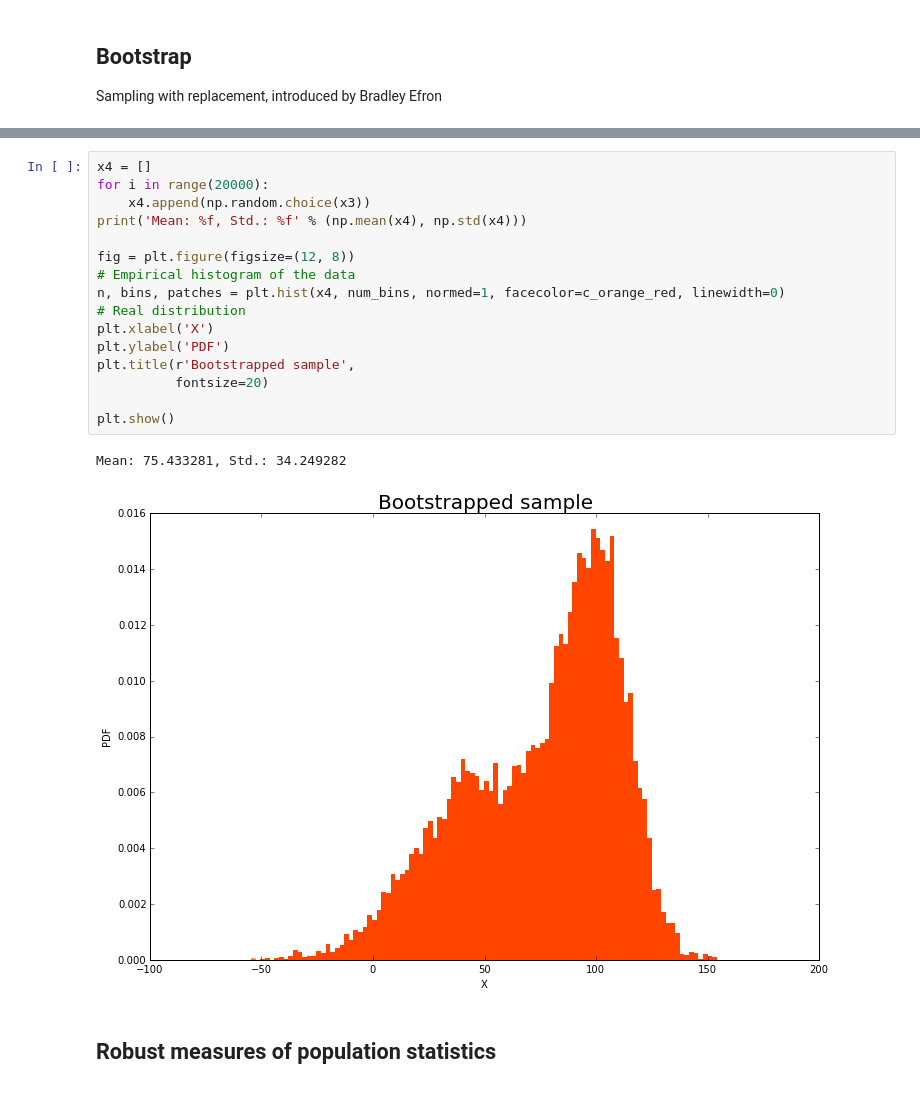
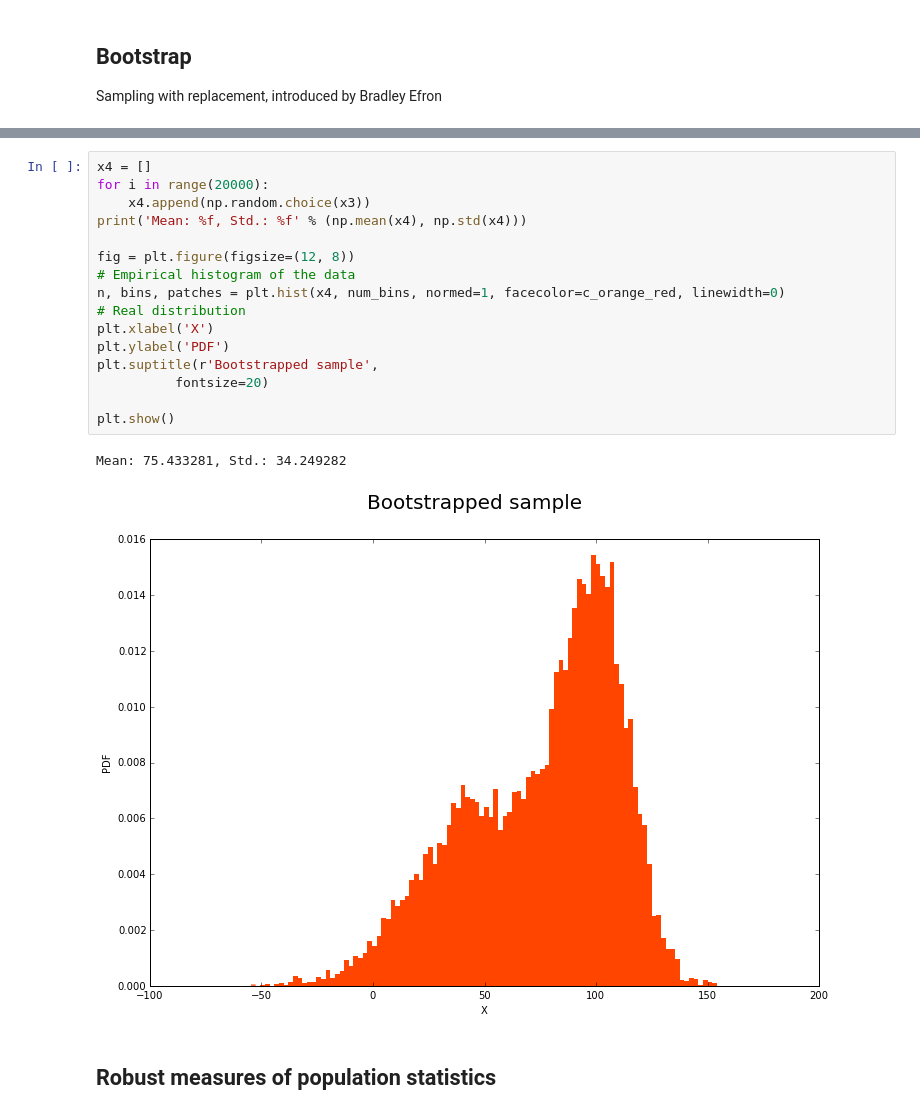
Before and after one commit to zengxiaohanzxh/ipython-tutorials, a Jupyter notebook: decision-tree-ensemble/Trees and Ensembles.ipynb, the cells around one changed output, grey strips where cells are left out. Cells and saved outputs as stored; diff of their text form.

```diff
--- a/decision-tree-ensemble/Trees and Ensembles.ipynb
+++ b/decision-tree-ensemble/Trees and Ensembles.ipynb
@@ -261,22 +305,22 @@ Mean: 75.119263, Std.: 34.340162
 # %%
 x4 = []
 for i in range(20000):
     x4.append(np.random.choice(x3))
 print('Mean: %f, Std.: %f' % (np.mean(x4), np.std(x4)))
 
 fig = plt.figure(figsize=(12, 8))
 # Empirical histogram of the data
 n, bins, patches = plt.hist(x4, num_bins, normed=1, facecolor=c_orange_red, linewidth=0)
 # Real distribution
 plt.xlabel('X')
 plt.ylabel('PDF')
-plt.title(r'Bootstrapped sample',
+plt.suptitle(r'Bootstrapped sample',
           fontsize=20)
 
 plt.show()
 # %% [output]
 Mean: 75.433281, Std.: 34.249282
-[figure, old version]
+[figure, new version]
 # %% [markdown]
 ## Robust measures of population statistics
 # %%
```
Also changed, not shown: parts of 18 cells of this notebook.
